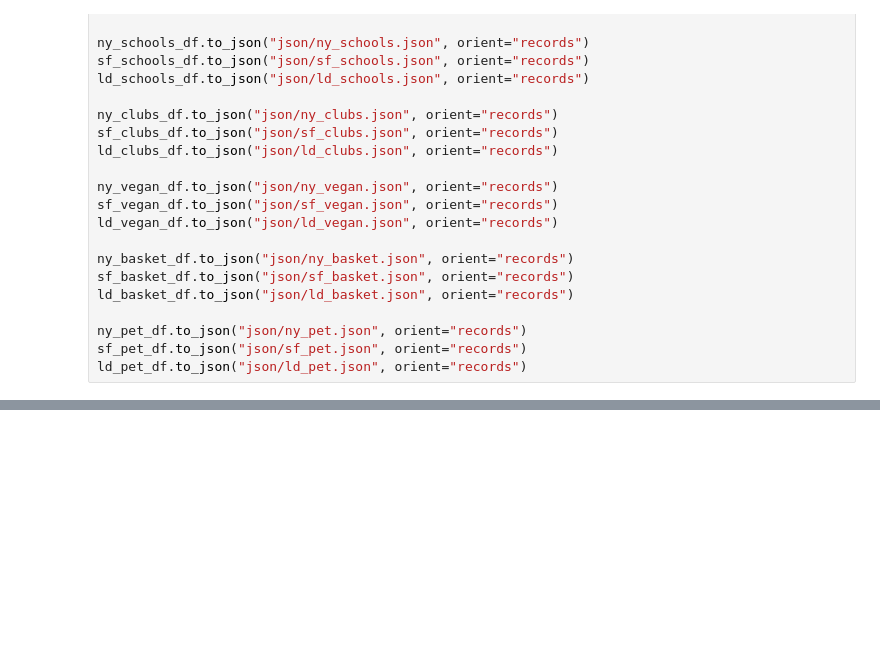
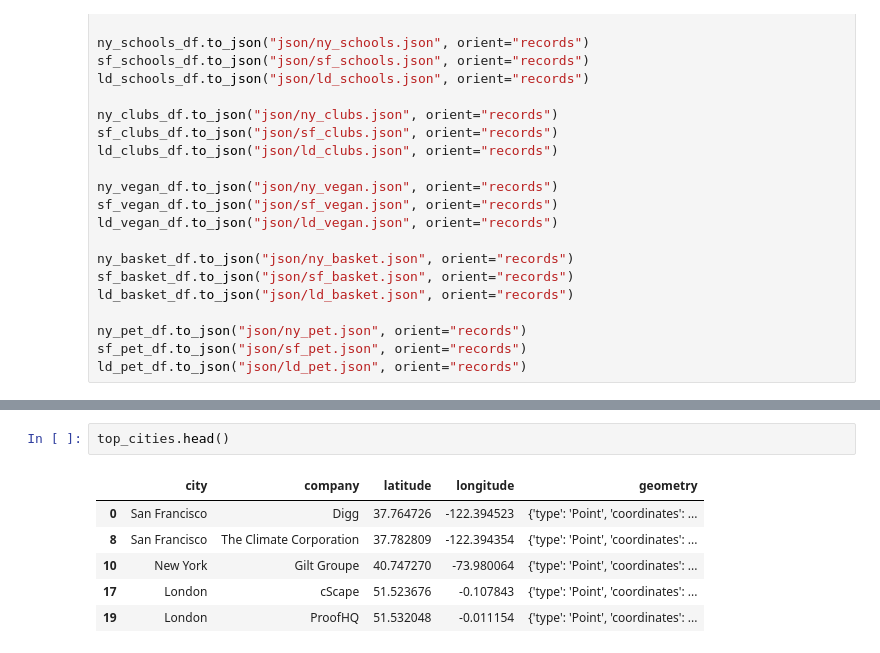
Before and after one commit to danidimarti/project3-geospacial-data, a Jupyter notebook: MongoQuery.ipynb, the cells around one changed output, grey strips where cells are left out. Drawn from its saved outputs; the diff is of its cells as text; blank space fills up the shorter version.

```diff
--- a/MongoQuery.ipynb
+++ b/MongoQuery.ipynb
@@ -607,0 +685,9 @@ ld_pet_df.to_json("json/ld_pet.json", orient="records")
+# %%
+top_cities.head()
+# %% [output]
+|  | city | company | latitude | longitude | geometry |
+| 0 | San Francisco | Digg | 37.764726 | -122.394523 | {'type': 'Point', 'coordinates': ... |
+| 8 | San Francisco | The Climate Corporation | 37.782809 | -122.394354 | {'type': 'Point', 'coordinates': ... |
+| 10 | New York | Gilt Groupe | 40.747270 | -73.980064 | {'type': 'Point', 'coordinates': ... |
+| 17 | London | cScape | 51.523676 | -0.107843 | {'type': 'Point', 'coordinates': ... |
+| 19 | London | ProofHQ | 51.532048 | -0.011154 | {'type': 'Point', 'coordinates': ... |
```
Also changed, not shown: parts of 18 cells of this notebook, 28 other files.
